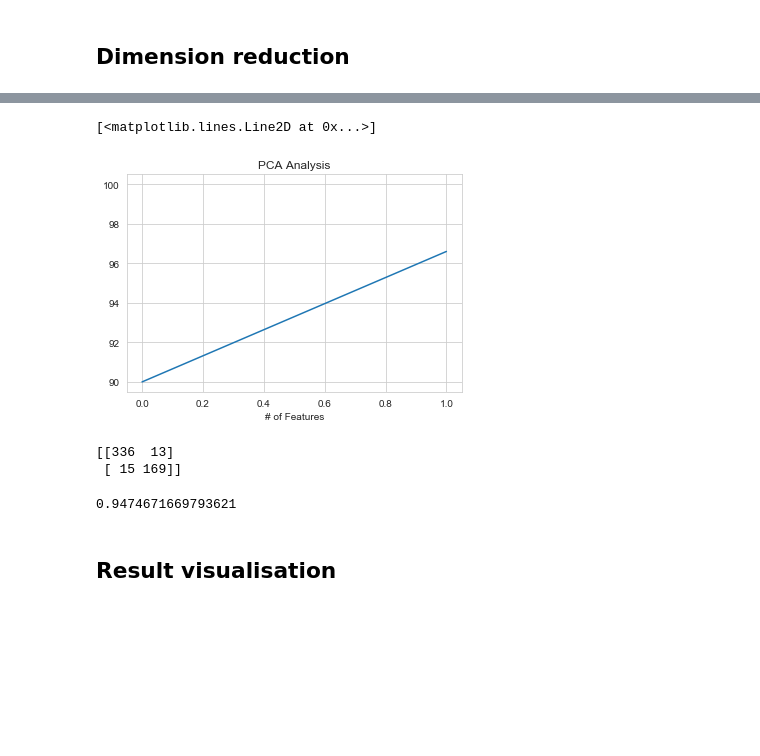
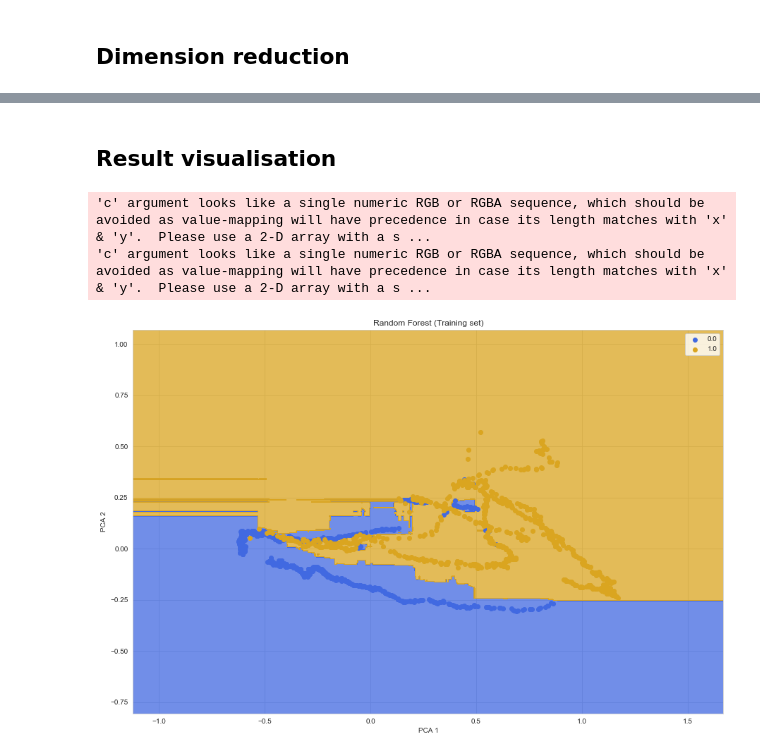
Before and after one commit to MarkTheBest1/Proj2_Team2, a Jupyter notebook: MLP_02_Occupancy_GS.ipynb, the cells around one changed output, grey strips where cells are left out. Drawn from its saved outputs; the diff is of its cells as text; code cells hidden in the pictures; blank space fills up the shorter version.

Commit message:
Code with graphs

```diff
--- a/MLP_02_Occupancy_GS.ipynb
+++ b/MLP_02_Occupancy_GS.ipynb
@@ -268,0 +434,19 @@ accuracy_score(y_test, y_pred_SVM_CV)
+# %%
+calibrated_forest = CalibratedClassifierCV(base_estimator=RandomForestClassifier(n_estimators=5))
+
+
+pipe = Pipeline([('select', SelectKBest()),('model', calibrated_forest)])
+param_grid = {'select__k': [1, 2],'model__base_estimator__max_depth': [2, 4, 6, 8]}
+
+
+
+search = GridSearchCV(pipe, param_grid, cv=5).fit(X_train_pca, y_train)
+y_pred_Pipe = search.predict(X_test_pca)
+
+
+print("Using the score funtion:",search.score(X_test_pca,y_test))
+print("The best param is:", search.best_params_)
+
+cm = confusion_matrix(y_test, y_pred_Pipe)
+print(cm)
+accuracy_score(y_test, y_pred_Pipe)
@@ -269,5 +459,4 @@ accuracy_score(y_test, y_pred_SVM_CV)
 # %%
-#Trying Neural Networks (multilayer perceptron)
 from sklearn.neural_network import MLPClassifier
 maxScore = 0
 maxi = 0
@@ -275,8 +464,8 @@ maxj = 0
 for i in range(2,6):
     for j in range(2,6):
         clf_nn = MLPClassifier(solver='lbfgs',alpha=1e-5,hidden_layer_sizes=(i,j),random_state = 1)
-        clf_nn.fit(X_train, y_train)#,batch_size=57, epochs=1000, validation_split=0.2)
-        y_pred_nn = clf_nn.predict(X_test)
+        clf_nn.fit(X_train_pca, y_train)#,batch_size=57, epochs=1000, validation_split=0.2)
+        y_pred_nn = clf_nn.predict(X_test_pca)
         print(clf_nn.loss_)
 
 
@@ -385,29 +532,2 @@ print(explained_variance)
-# %%
-var=np.cumsum(np.round(pca.explained_variance_ratio_, decimals=3)*100)
-var #cumulative sum of variance explained with [n] feature
-plt.xlabel('# of Features')
-plt.title('PCA Analysis')
-plt.ylim(89.5,100.5)
-plt.style.context('seaborn-whitegrid')
-plt.plot(var)
-# %% [output]
-[<matplotlib.lines.Line2D at 0x...>]
-[figure, removed]
-# %%
-parameters = {'kernel':('linear', 'rbf','poly'), 'C':[1, 10,100,1000]}
-svc = svm.SVC()
-clf = GridSearchCV(svc, parameters)
-clf.fit(X_train_pca, y_train)
-y_pred_SVM_CV = clf.predict(X_test_pca)
-
-
-
-cm = confusion_matrix(y_test, y_pred_SVM_CV)
-print(cm)
-accuracy_score(y_test, y_pred_SVM_CV)
-# %% [output]
-[[336  13]
- [ 15 169]]
-0.9474671669793621
 # %% [markdown]
 ## Result visualisation
@@ -416,0 +534,21 @@ accuracy_score(y_test, y_pred_SVM_CV)
+# %%
+from matplotlib.colors import ListedColormap
+plt.figure(figsize=(15, 10))
+X_set, y_set = X_train_pca, y_train
+X1, X2 = np.meshgrid(np.arange(start = X_set[:, 0].min() - .5, stop = X_set[:, 0].max() + .5, step = 0.002),
+                     np.arange(start = X_set[:, 1].min() - .5, stop = X_set[:, 1].max() + .5, step = 0.002))
+plt.contourf(X1, X2, search.predict((np.array([X1.ravel(), X2.ravel()]).T)).reshape(X1.shape),
+             alpha = 0.75, cmap = ListedColormap(('royalblue', 'goldenrod')))
+plt.xlim(X1.min(), X1.max())
+plt.ylim(X2.min(), X2.max())
+for i, j in enumerate(np.unique(y_set)):
+    plt.scatter(X_set[y_set == j, 0], X_set[y_set == j, 1], c = ListedColormap(('royalblue', 'goldenrod'))(i), label = j)
+plt.title('Random Forest (Training set)')
+plt.xlabel('PCA 1')
+plt.ylabel('PCA 2')
+plt.legend()
+plt.show()
+# %% [output]
+'c' argument looks like a single numeric RGB or RGBA sequence, which should be avoided as value-mapping will have precedence in case its length matches with 'x' & 'y'.  Please use a 2-D array with a s ...
+'c' argument looks like a single numeric RGB or RGBA sequence, which should be avoided as value-mapping will have precedence in case its length matches with 'x' & 'y'.  Please use a 2-D array with a s ...
+[figure, added]
```
Also changed, not shown: parts of 35 cells of this notebook.
